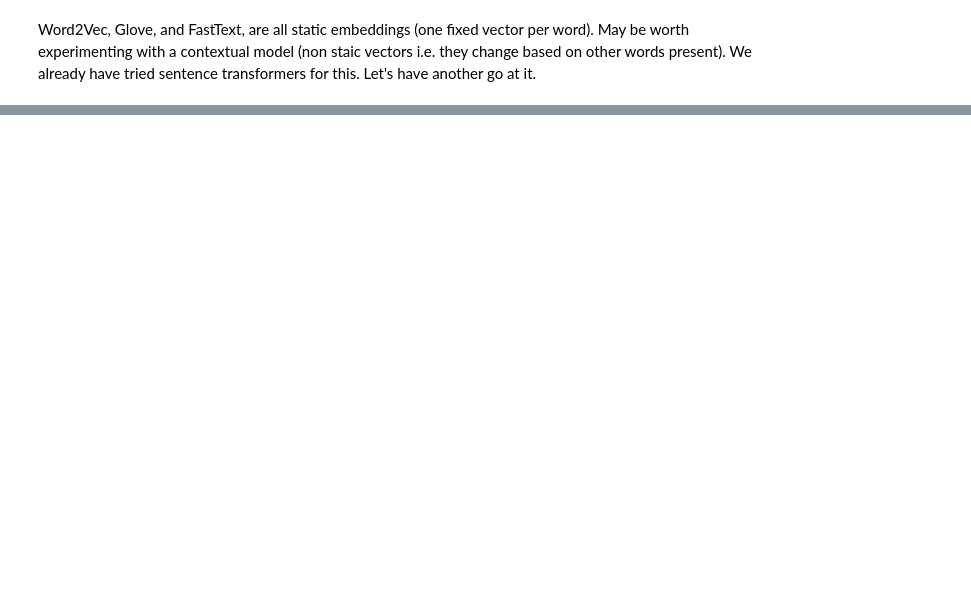
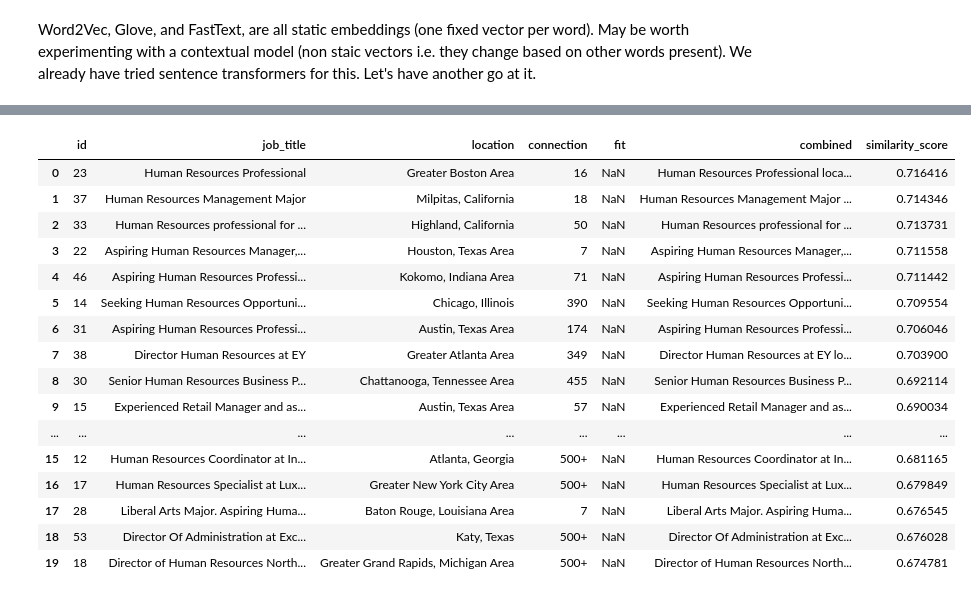
Before and after one commit to cameroncochrane/RnEHGFbDNlguJZBv, a Jupyter notebook: notebooks/PotentialTalents_2.ipynb, the cells around one changed output, grey strips where cells are left out. Saved outputs shown, nothing was run; the diff lists cells and outputs as text; code cells hidden in the pictures; blank space fills up the shorter version.

```diff
--- a/notebooks/PotentialTalents_2.ipynb
+++ b/notebooks/PotentialTalents_2.ipynb
@@ -259,3 +253,31 @@ Word2Vec, Glove, and FastText, are all static embeddings (one fixed vector per w
 # %%
 from transformers import AutoTokenizer, AutoModel
 import torch
+# %%
+tokenizer = AutoTokenizer.from_pretrained("bert-base-uncased")
+bert_model = AutoModel.from_pretrained("bert-base-uncased")
+
+def embed_text_bert(text: str) -> np.ndarray:
+    inputs = tokenizer(text, return_tensors="pt", truncation=True, padding=True)
+    with torch.no_grad():
+        outputs = bert_model(**inputs)
+    # Mean pooling over token embeddings
+    token_embeddings = outputs.last_hidden_state.squeeze(0)
+    return token_embeddings.mean(dim=0).numpy()
+
+def rank_candidates_bert(df, query, top_n=None):
+    if df.empty or not query.strip():
+        df = df.copy()
+        df["similarity_score"] = 0.0
+        return df
+
+    query_vec = embed_text_bert(query).reshape(1, -1)
+    candidate_vecs = np.vstack([embed_text_bert(t) for t in df["combined"].fillna("")])
+
+    scores = cosine_similarity(query_vec, candidate_vecs).flatten()
+
+    result = df.copy()
+    result["similarity_score"] = scores
+    result = result.sort_values("similarity_score", ascending=False)
+
+    return result.head(top_n).reset_index(drop=True) if top_n else result.reset_index(drop=True)
@@ -261,0 +301,21 @@ import torch
+# %%
+bert_ideal = rank_candidates_bert(data, ideal_candidate_description, 20)
+bert_ideal.head(20)
+# %% [output]
+|  | id | job_title | location | connection | fit | combined | similarity_score |
+| 0 | 23 | Human Resources Professional | Greater Boston Area | 16 | NaN | Human Resources Professional loca... | 0.716416 |
+| 1 | 37 | Human Resources Management Major | Milpitas, California | 18 | NaN | Human Resources Management Major ... | 0.714346 |
+| 2 | 33 | Human Resources professional for ... | Highland, California | 50 | NaN | Human Resources professional for ... | 0.713731 |
+| 3 | 22 | Aspiring Human Resources Manager,... | Houston, Texas Area | 7 | NaN | Aspiring Human Resources Manager,... | 0.711558 |
+| 4 | 46 | Aspiring Human Resources Professi... | Kokomo, Indiana Area | 71 | NaN | Aspiring Human Resources Professi... | 0.711442 |
+| 5 | 14 | Seeking Human Resources Opportuni... | Chicago, Illinois | 390 | NaN | Seeking Human Resources Opportuni... | 0.709554 |
+| 6 | 31 | Aspiring Human Resources Professi... | Austin, Texas Area | 174 | NaN | Aspiring Human Resources Professi... | 0.706046 |
+| 7 | 38 | Director Human Resources at EY | Greater Atlanta Area | 349 | NaN | Director Human Resources at EY lo... | 0.703900 |
+| 8 | 30 | Senior Human Resources Business P... | Chattanooga, Tennessee Area | 455 | NaN | Senior Human Resources Business P... | 0.692114 |
+| 9 | 15 | Experienced Retail Manager and as... | Austin, Texas Area | 57 | NaN | Experienced Retail Manager and as... | 0.690034 |
+| ... | ... | ... | ... | ... | ... | ... | ... |
+| 15 | 12 | Human Resources Coordinator at In... | Atlanta, Georgia | 500+ | NaN | Human Resources Coordinator at In... | 0.681165 |
+| 16 | 17 | Human Resources Specialist at Lux... | Greater New York City Area | 500+ | NaN | Human Resources Specialist at Lux... | 0.679849 |
+| 17 | 28 | Liberal Arts Major. Aspiring Huma... | Baton Rouge, Louisiana Area | 7 | NaN | Liberal Arts Major. Aspiring Huma... | 0.676545 |
+| 18 | 53 | Director Of Administration at Exc... | Katy, Texas | 500+ | NaN | Director Of Administration at Exc... | 0.676028 |
+| 19 | 18 | Director of Human Resources North... | Greater Grand Rapids, Michigan Area | 500+ | NaN | Director of Human Resources North... | 0.674781 |
```
Also changed, not shown: parts of 9 cells of this notebook, 9 other files.
